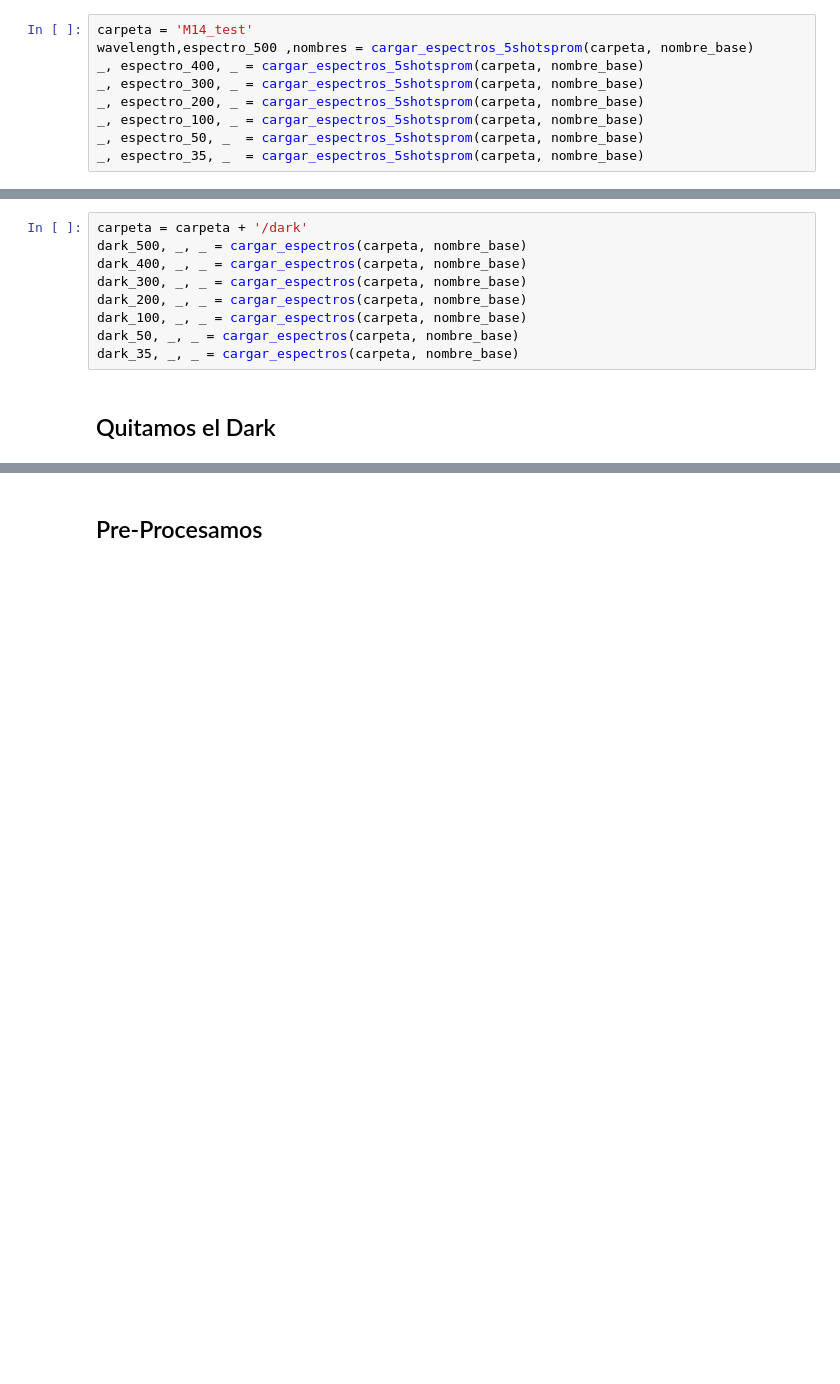
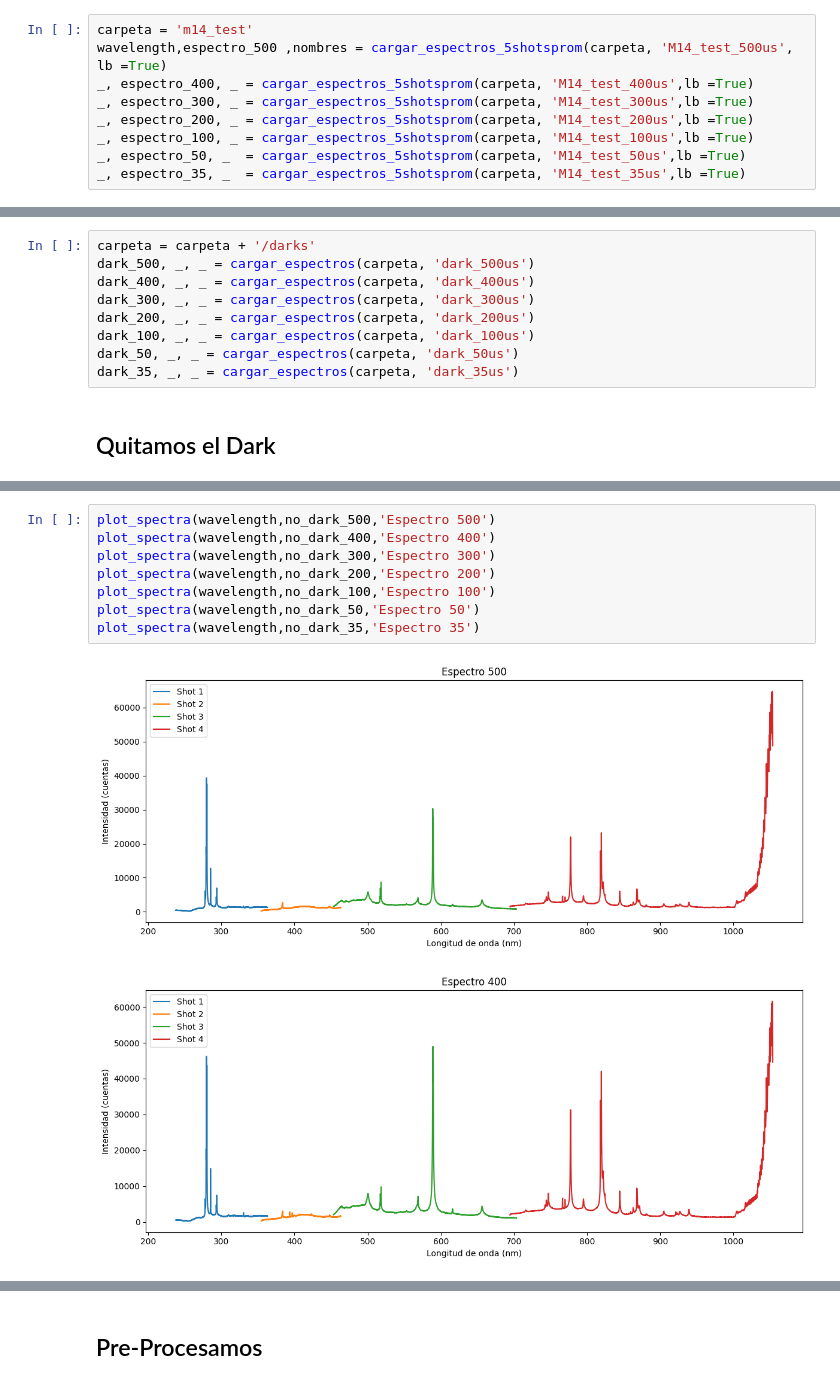
Before and after one commit to elsamoreno/LIBS_QUANTIFICATION_INTA, a Jupyter notebook: Fist_Pellet_Analysis_and_Learning_Code/Integration_Time_test.ipynb, the cells around one changed output, grey strips where cells are left out. Drawn from its saved outputs; the diff is of its cells as text; blank space fills up the shorter version.

Commit message:
Integration Time Test

```diff
--- a/Fist_Pellet_Analysis_and_Learning_Code/Integration_Time_test.ipynb
+++ b/Fist_Pellet_Analysis_and_Learning_Code/Integration_Time_test.ipynb
@@ -11,25 +11,25 @@ from LIBS_quantification_toolbox import *
 # %% [markdown]
 ### Datos Completos
 # %%
-carpeta = 'M14_test'
-wavelength,espectro_500 ,nombres = cargar_espectros_5shotsprom(carpeta, nombre_base)
-_, espectro_400, _ = cargar_espectros_5shotsprom(carpeta, nombre_base)
-_, espectro_300, _ = cargar_espectros_5shotsprom(carpeta, nombre_base)
-_, espectro_200, _ = cargar_espectros_5shotsprom(carpeta, nombre_base)
-_, espectro_100, _ = cargar_espectros_5shotsprom(carpeta, nombre_base)
-_, espectro_50, _  = cargar_espectros_5shotsprom(carpeta, nombre_base)
-_, espectro_35, _  = cargar_espectros_5shotsprom(carpeta, nombre_base)
+carpeta = 'm14_test'
+wavelength,espectro_500 ,nombres = cargar_espectros_5shotsprom(carpeta, 'M14_test_500us',  lb =True)
+_, espectro_400, _ = cargar_espectros_5shotsprom(carpeta, 'M14_test_400us',lb =True)
+_, espectro_300, _ = cargar_espectros_5shotsprom(carpeta, 'M14_test_300us',lb =True)
+_, espectro_200, _ = cargar_espectros_5shotsprom(carpeta, 'M14_test_200us',lb =True)
+_, espectro_100, _ = cargar_espectros_5shotsprom(carpeta, 'M14_test_100us',lb =True)
+_, espectro_50, _  = cargar_espectros_5shotsprom(carpeta, 'M14_test_50us',lb =True)
+_, espectro_35, _  = cargar_espectros_5shotsprom(carpeta, 'M14_test_35us',lb =True)
 # %% [markdown]
 ### Dark
 # %%
-carpeta = carpeta + '/dark'
-dark_500, _, _ = cargar_espectros(carpeta, nombre_base)
-dark_400, _, _ = cargar_espectros(carpeta, nombre_base)
-dark_300, _, _ = cargar_espectros(carpeta, nombre_base)
-dark_200, _, _ = cargar_espectros(carpeta, nombre_base)
-dark_100, _, _ = cargar_espectros(carpeta, nombre_base)
-dark_50, _, _ = cargar_espectros(carpeta, nombre_base)
-dark_35, _, _ = cargar_espectros(carpeta, nombre_base)
+carpeta = carpeta + '/darks'
+dark_500, _, _ = cargar_espectros(carpeta, 'dark_500us')
+dark_400, _, _ = cargar_espectros(carpeta, 'dark_400us')
+dark_300, _, _ = cargar_espectros(carpeta, 'dark_300us')
+dark_200, _, _ = cargar_espectros(carpeta, 'dark_200us')
+dark_100, _, _ = cargar_espectros(carpeta, 'dark_100us')
+dark_50, _, _ = cargar_espectros(carpeta, 'dark_50us')
+dark_35, _, _ = cargar_espectros(carpeta, 'dark_35us')
 # %% [markdown]
 ## Quitamos el Dark
 # %%
@@ -64,0 +65,11 @@ TypeError: 'list' object cannot be interpreted as an integer
+# %%
+plot_spectra(wavelength,no_dark_500,'Espectro 500')
+plot_spectra(wavelength,no_dark_400,'Espectro 400')
+plot_spectra(wavelength,no_dark_300,'Espectro 300')
+plot_spectra(wavelength,no_dark_200,'Espectro 200')
+plot_spectra(wavelength,no_dark_100,'Espectro 100')
+plot_spectra(wavelength,no_dark_50,'Espectro 50')
+plot_spectra(wavelength,no_dark_35,'Espectro 35')
+# %% [output]
+[figure, added]
+[figure, added]
```
Also changed, not shown: parts of 6 cells of this notebook, 1 other file.
